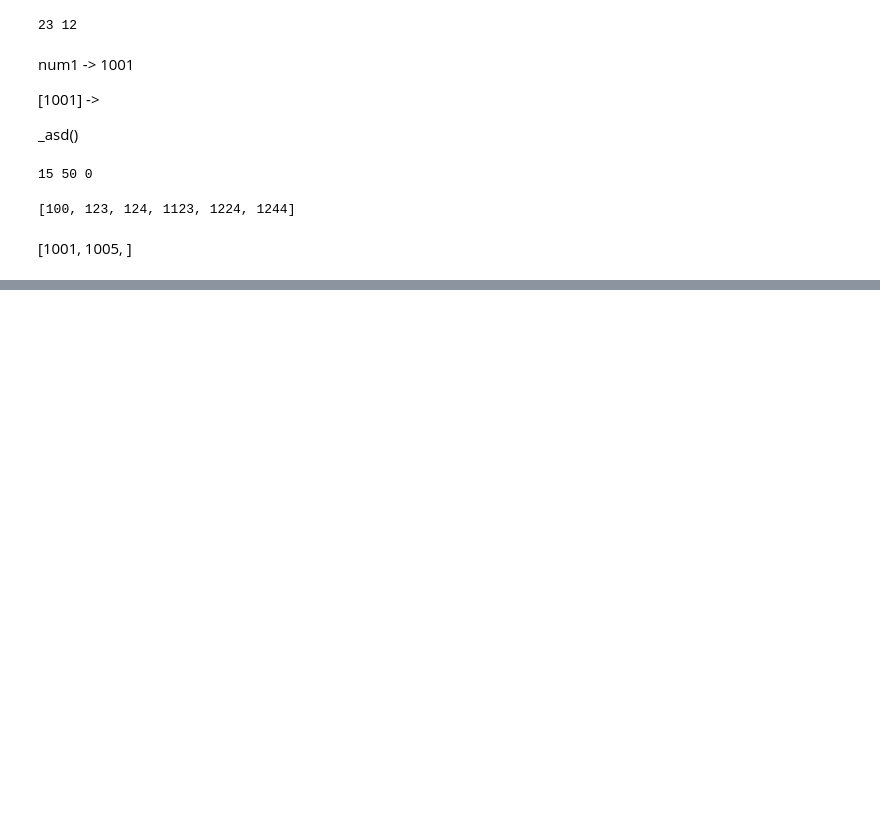
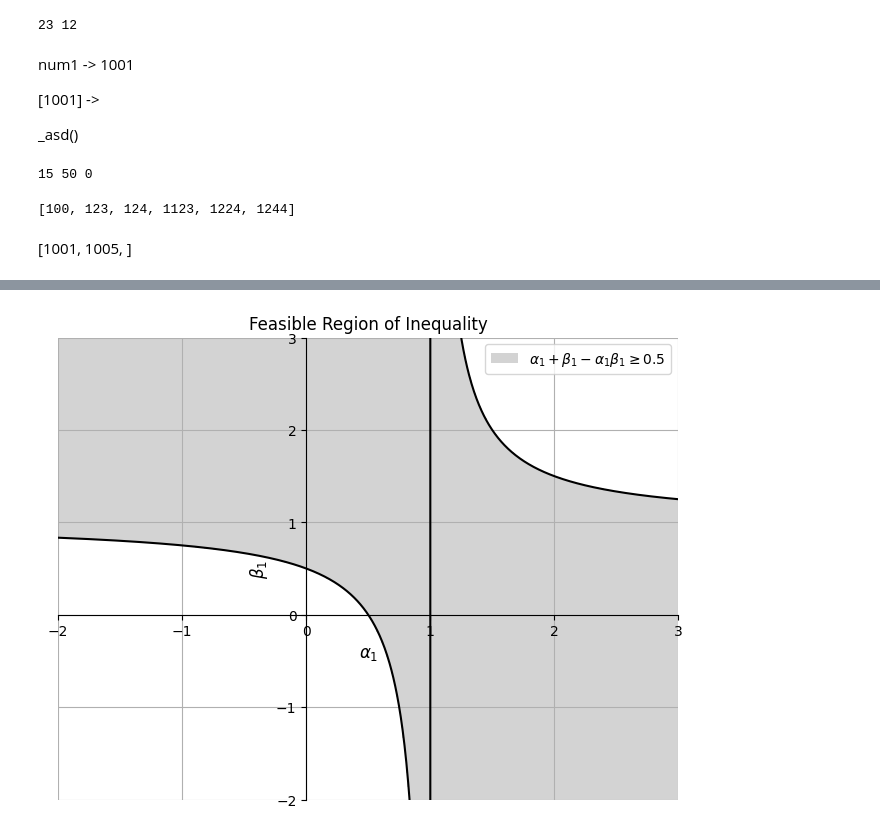
Before and after one commit to swagatobiswas2017-sketch/pythonfromBasics, a Jupyter notebook: Class/test.ipynb, the cells around one changed output, grey strips where cells are left out. Cells and saved outputs as stored; diff of their text form; code cells hidden in the pictures; blank space fills up the shorter version.

```diff
--- a/Class/test.ipynb
+++ b/Class/test.ipynb
@@ -295,0 +342,50 @@ print(a)
+# %%
+import numpy as np
+import matplotlib.pyplot as plt
+from matplotlib.patches import Patch
+
+# Create grid
+alpha = np.linspace(-2, 3, 500)
+beta = np.linspace(-2, 3, 500)
+A, B = np.meshgrid(alpha, beta)
+
+# Inequality condition
+Z = A + B - A * B
+
+# Create figure
+fig, ax = plt.subplots(figsize=(8, 6))
+
+# Shade region satisfying inequality
+ax.contourf(A, B, Z >= 0.5, levels=[0.5, 1], colors=['lightgrey'])
+
+# Boundary curve
+alpha_curve = np.linspace(-2, 3, 1000)
+epsilon = 1e-6
+alpha_curve = alpha_curve[np.abs(alpha_curve - 1) > epsilon]
+beta_curve = (0.5 - alpha_curve) / (1 - alpha_curve)
+
+ax.plot(alpha_curve, beta_curve, color='black')
+
+# ---- SHIFT AXES TO ORIGIN ----
+ax.spines['left'].set_position('zero')
+ax.spines['bottom'].set_position('zero')
+ax.spines['right'].set_color('none')
+ax.spines['top'].set_color('none')
+
+# Axis labels
+ax.set_xlabel(r'$\alpha_1$', fontsize=12)
+ax.set_ylabel(r'$\beta_1$', fontsize=12)
+
+# Legend
+legend_patch = Patch(facecolor='lightgrey',
+                     label=r'$\alpha_1 + \beta_1 - \alpha_1 \beta_1 \geq 0.5$')
+ax.legend(handles=[legend_patch], loc='upper right')
+
+ax.set_xlim(-2, 3)
+ax.set_ylim(-2, 3)
+
+ax.grid(True)
+plt.title("Feasible Region of Inequality")
+plt.show()
+# %% [output]
+[figure, added]
```
Also changed, not shown: parts of 15 cells of this notebook.
